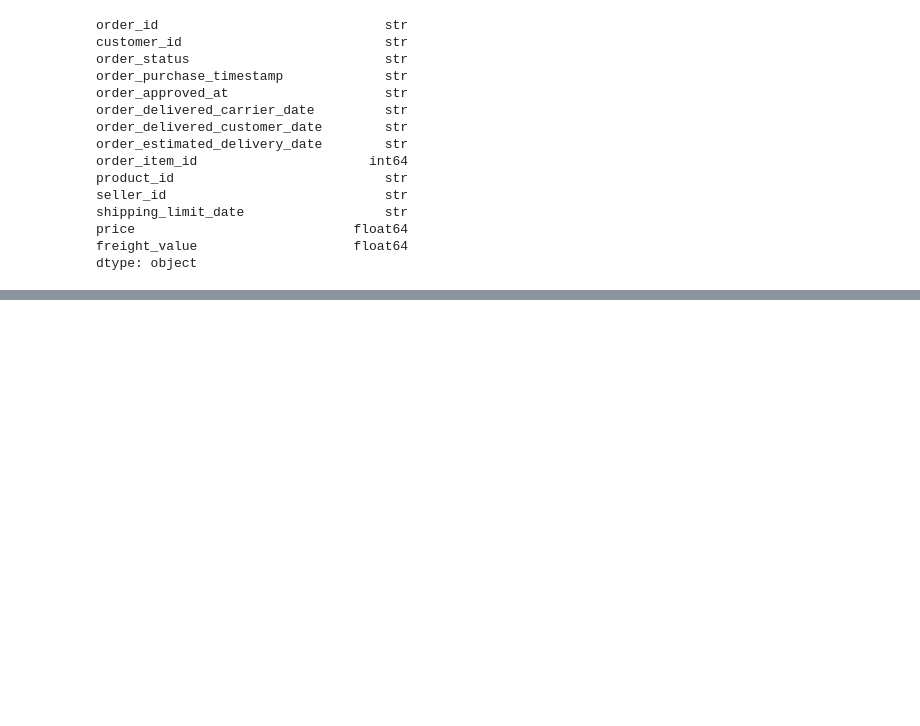
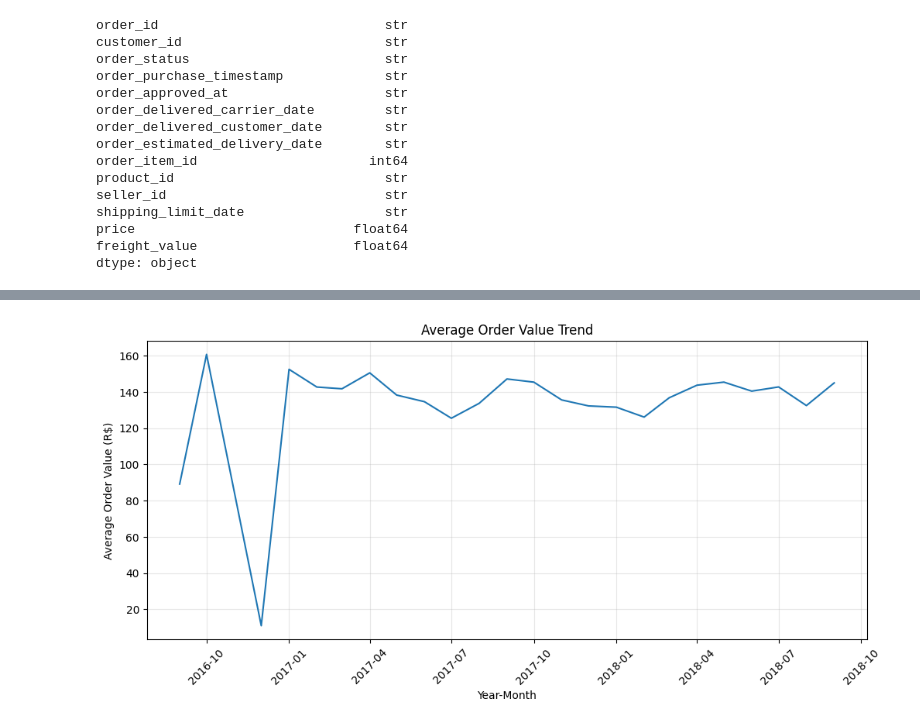
Before and after one commit to NazreenShanavaz/ecommerce-customer-intelligence, a Jupyter notebook: notebooks/03_sales_performance_analysis.ipynb, the cells around one changed output, grey strips where cells are left out. Cells and saved outputs as stored; diff of their text form; code cells hidden in the pictures; blank space fills up the shorter version.

```diff
--- a/notebooks/03_sales_performance_analysis.ipynb
+++ b/notebooks/03_sales_performance_analysis.ipynb
@@ -60,0 +159,13 @@ for col in date_columns:
+# %%
+#monthly order volume
+monthly_order_volume = (
+    sales_performance
+    .groupby(['purchase_year', 'purchase_month'])['order_id']
+    .nunique()
+    .reset_index()
+)
+
+monthly_order_volume = monthly_order_volume.rename(
+    columns={'order_id': 'total_orders'}
+)
+monthly_order_volume
@@ -60,0 +190,12 @@ for col in date_columns:
+# %%
+#average order value(AOV)
+average_order_value = (
+    monthly_revenue
+    .merge(
+        monthly_order_volume,
+        on=['purchase_year', 'purchase_month'],
+        how='inner'
+    )
+)
+average_order_value['AOV'] = average_order_value['revenue'] / average_order_value['total_orders']
+average_order_value
@@ -60,0 +249,12 @@ for col in date_columns:
+# %%
+#AOV trend
+plt.figure(figsize=(12, 5))
+plt.grid(True, alpha=0.3)
+plt.plot(average_order_value['year_month'], average_order_value['AOV'])
+plt.xlabel('Year-Month')
+plt.ylabel('Average Order Value (R$)')
+plt.title('Average Order Value Trend')
+plt.xticks(rotation=45)
+plt.show()
+# %% [output]
+[figure, added]
```
Also changed, not shown: parts of 20 cells of this notebook.
